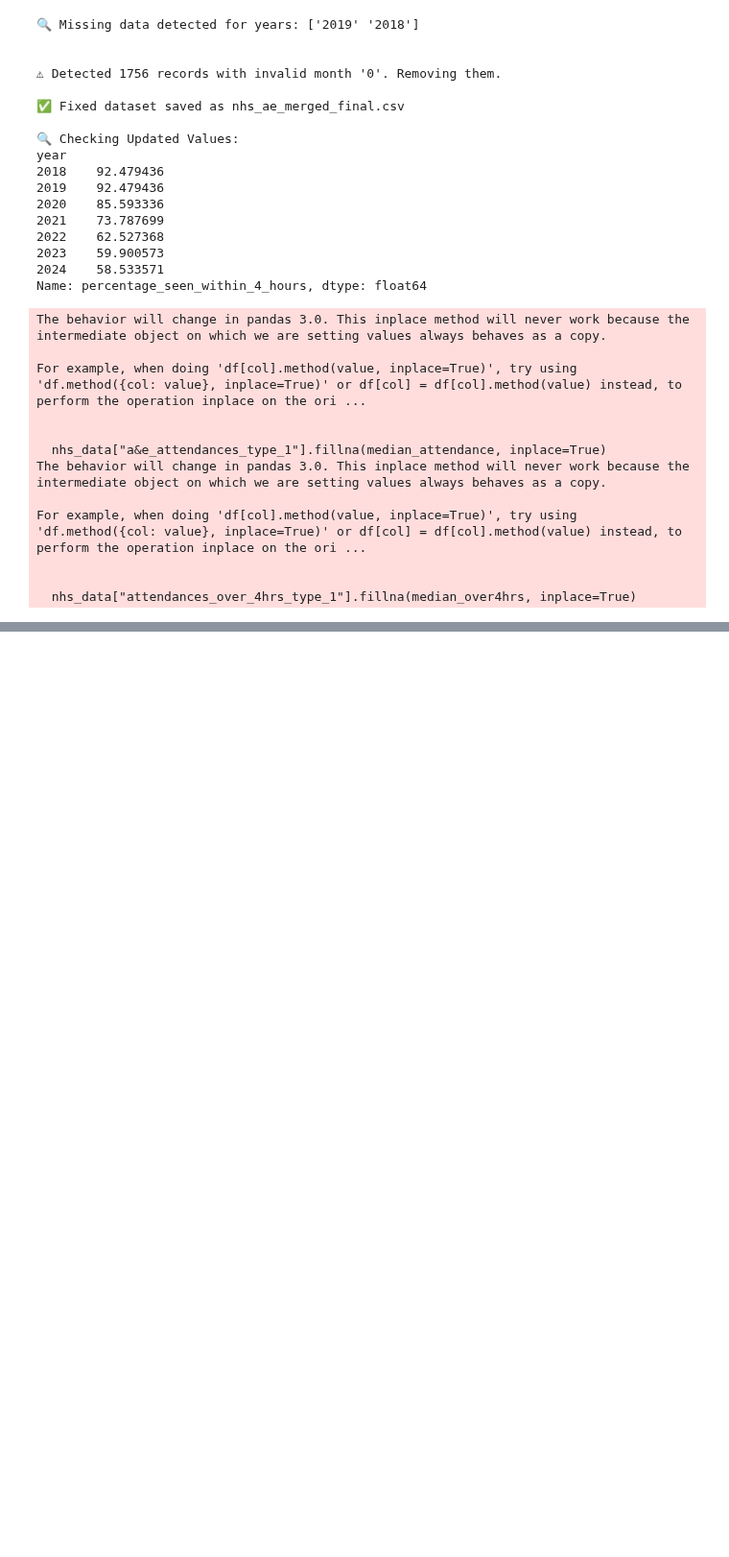
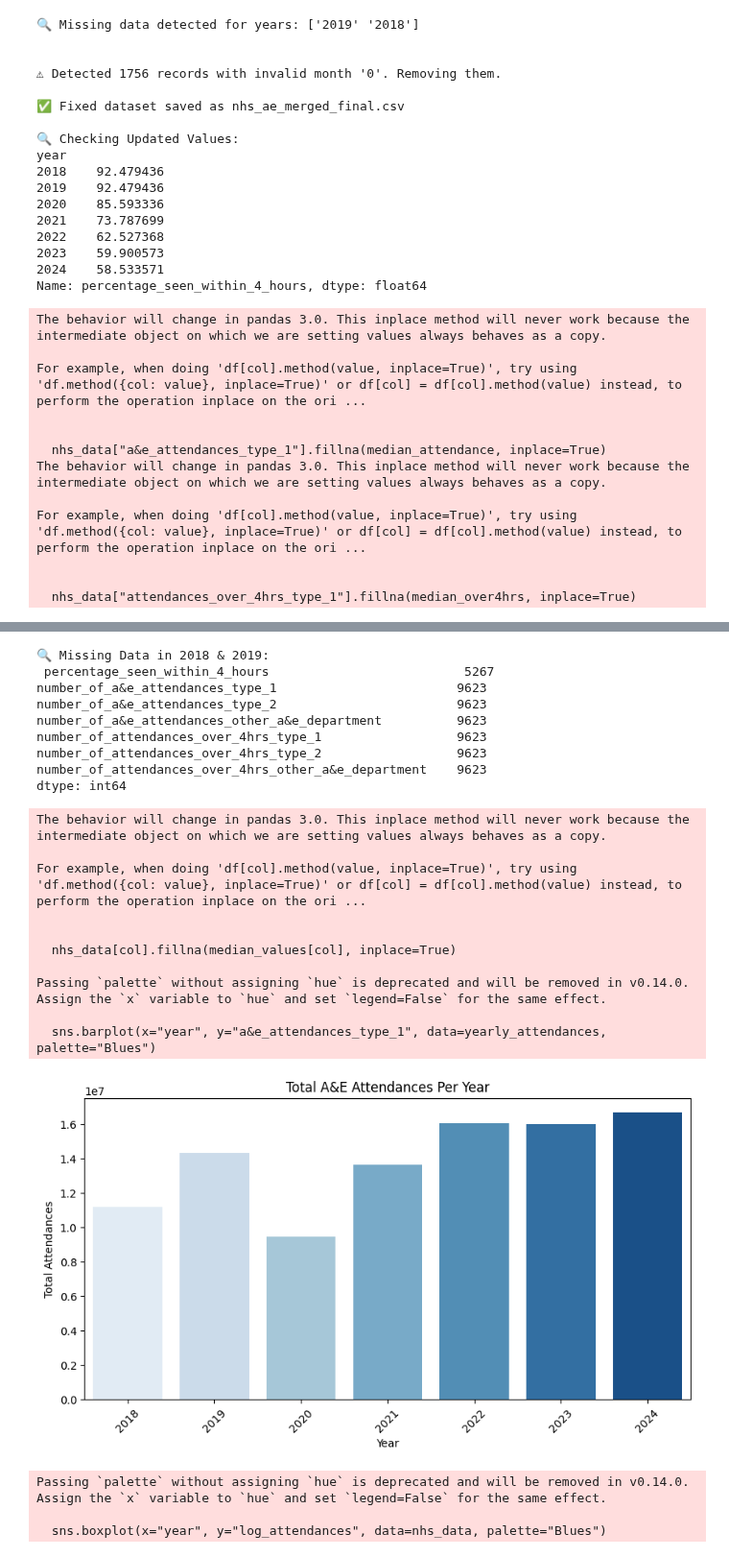
Before and after one commit to sophieboyle1/Final-Year-Project, a Jupyter notebook: src/data_validation.ipynb, the cells around one changed output, grey strips where cells are left out. Shown at 96% size. Saved outputs shown, nothing was run; the diff lists cells and outputs as text; code cells hidden in the pictures; blank space fills up the shorter version.

Commit message:
working on fix for some missing data values in years 18, 19

```diff
--- a/src/data_validation.ipynb
+++ b/src/data_validation.ipynb
@@ -242,0 +155,75 @@ Passing `palette` without assigning `hue` is deprecated and will be removed in v
+# %%
+import pandas as pd
+import matplotlib.pyplot as plt
+import seaborn as sns
+import numpy as np
+
+# Load the cleaned dataset
+file_path = "nhs_ae_merged_no_outliers.csv"
+nhs_data = pd.read_csv(file_path)
+
+# Ensure 'year' is treated as a string for visualization
+nhs_data["year"] = nhs_data["year"].astype(str)
+
+# ✅ **1. Handle Missing Data**
+missing_values = nhs_data.isnull().sum()
+missing_2018_2019 = missing_values[missing_values > 0]
+
+print("\n🔍 Missing Data in 2018 & 2019:\n", missing_2018_2019)
+
+# **Fix: Ensure Only Numeric Columns Are Used for Median Calculation**
+numeric_cols = nhs_data.select_dtypes(include=[np.number]).columns
+median_values = nhs_data.loc[nhs_data["year"].isin(["2020", "2021", "2022", "2023", "2024"]), numeric_cols].median()
+
+for col in missing_2018_2019.index:
+    if col in median_values:
+        nhs_data[col].fillna(median_values[col], inplace=True)
+
+# ✅ **2. Aggregate Total A&E Attendances Per Year**
+yearly_attendances = nhs_data.groupby("year")["a&e_attendances_type_1"].sum().reset_index()
+
+# 📊 **Plot 1: Total A&E Attendances Per Year**
+plt.figure(figsize=(10, 5))
+sns.barplot(x="year", y="a&e_attendances_type_1", data=yearly_attendances, palette="Blues")
+plt.title("Total A&E Attendances Per Year")
+plt.xlabel("Year")
+plt.ylabel("Total Attendances")
+plt.xticks(rotation=45)
+plt.show()
+
+# ✅ **3. Log-Scale Boxplot for A&E Attendances**
+# **Fix: Apply Log Transformation Only to Valid Numeric Values**
+nhs_data["log_attendances"] = np.log1p(nhs_data["a&e_attendances_type_1"].replace(0, np.nan))
+
+# 📊 **Plot 2: Log-Transformed A&E Attendances Per Year**
+plt.figure(figsize=(10, 5))
+sns.boxplot(x="year", y="log_attendances", data=nhs_data, palette="Blues")
+plt.title("A&E Attendances Distribution by Year (Log Scale)")
+plt.xlabel("Year")
+plt.ylabel("Log of Total Attendances")
+plt.xticks(rotation=45)
+plt.show()
+# %% [output]
+🔍 Missing Data in 2018 & 2019:
+ percentage_seen_within_4_hours                          5267
+number_of_a&e_attendances_type_1                        9623
+number_of_a&e_attendances_type_2                        9623
+number_of_a&e_attendances_other_a&e_department          9623
+number_of_attendances_over_4hrs_type_1                  9623
+number_of_attendances_over_4hrs_type_2                  9623
+number_of_attendances_over_4hrs_other_a&e_department    9623
+dtype: int64
+The behavior will change in pandas 3.0. This inplace method will never work because the intermediate object on which we are setting values always behaves as a copy.
+
+For example, when doing 'df[col].method(value, inplace=True)', try using 'df.method({col: value}, inplace=True)' or df[col] = df[col].method(value) instead, to perform the operation inplace on the ori ...
+
+
+  nhs_data[col].fillna(median_values[col], inplace=True)
+
+Passing `palette` without assigning `hue` is deprecated and will be removed in v0.14.0. Assign the `x` variable to `hue` and set `legend=False` for the same effect.
+
+  sns.barplot(x="year", y="a&e_attendances_type_1", data=yearly_attendances, palette="Blues")
+[figure, added]
+Passing `palette` without assigning `hue` is deprecated and will be removed in v0.14.0. Assign the `x` variable to `hue` and set `legend=False` for the same effect.
+
+  sns.boxplot(x="year", y="log_attendances", data=nhs_data, palette="Blues")
```
Also changed, not shown: parts of 2 cells of this notebook, 1 other file.
